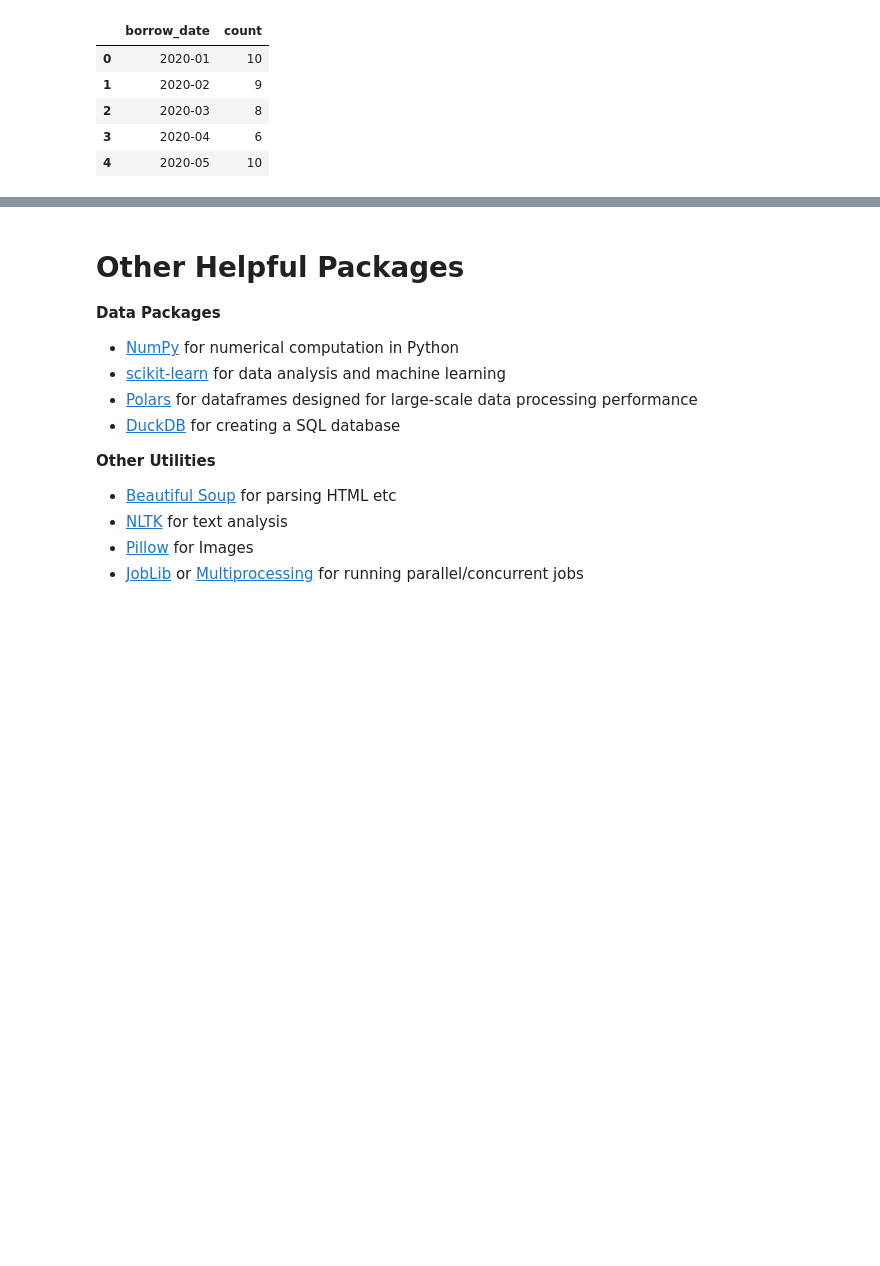
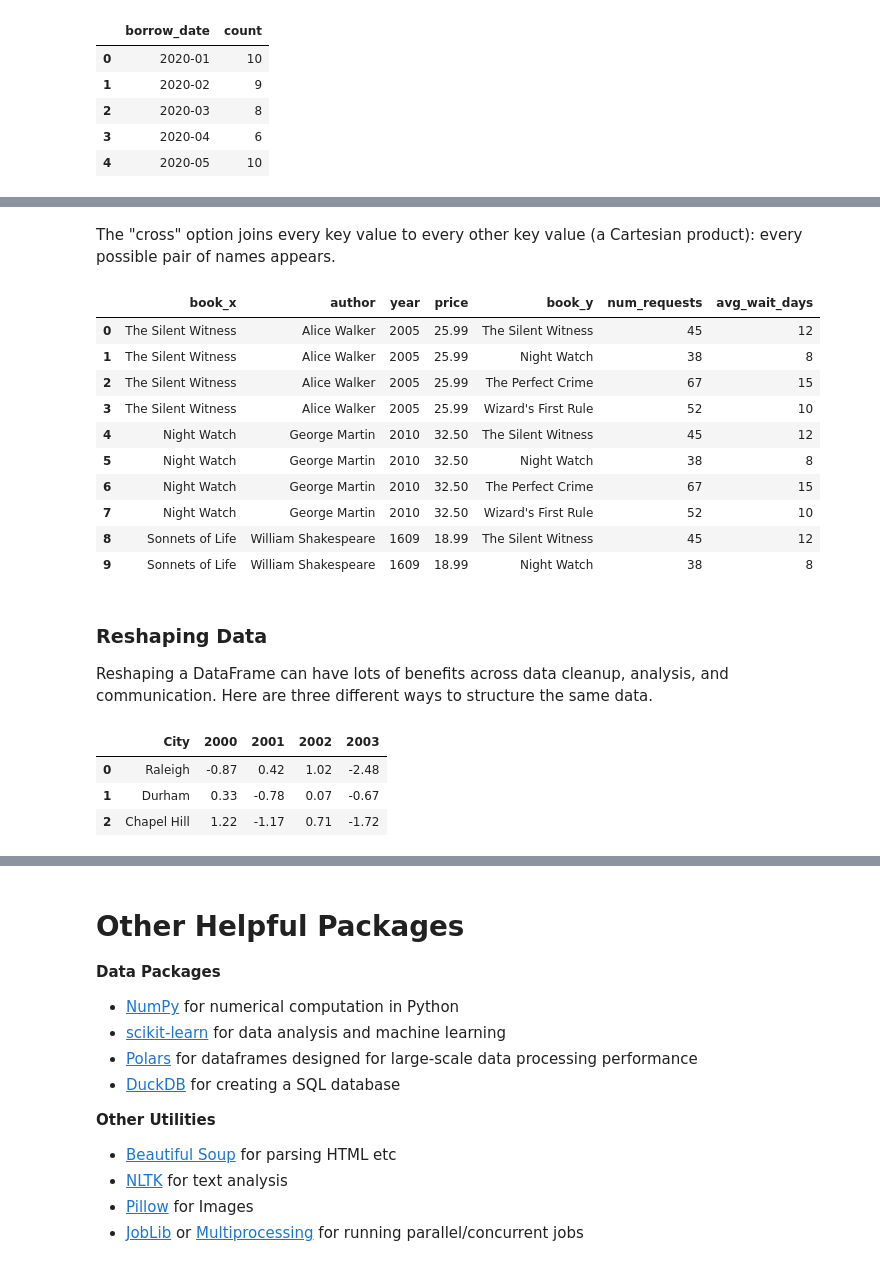
Before and after one commit to UNC-Libraries-data/Python, a Jupyter notebook: Data/Data.ipynb, the cells around one changed output, grey strips where cells are left out. Drawn from its saved outputs; the diff is of its cells as text; code cells hidden in the pictures; blank space fills up the shorter version.

```diff
--- a/Data/Data.ipynb
+++ b/Data/Data.ipynb
@@ -728,0 +891,10 @@ show(p)
+# %%
+# Books Publisher A wants to sell to us
+catalog_a = pd.DataFrame({
+    "book": ["The Silent Witness", "Night Watch", "Sonnets of Life", "Philosophy Today"],
+    "author": ["Alice Walker", "George Martin", "William Shakespeare", "Sophia Lee"],
+    "year": [2005, 2010, 1609, 2021],
+    "price": [25.99, 32.50, 18.99, 29.99]
+})
+
+catalog_a
@@ -728,0 +907,7 @@ show(p)
+# %%
+patron_requests = pd.DataFrame({
+    "book": ["The Silent Witness", "Night Watch", "The Perfect Crime", "Wizard's First Rule"],
+    "num_requests": [45, 38, 67, 52],
+    "avg_wait_days": [12, 8, 15, 10]
+})
+patron_requests
@@ -728,0 +956,32 @@ show(p)
+# %% [markdown]
+The "cross" option joins every key value to every other key value (a Cartesian product): every possible pair of names appears.
+# %%
+pd.merge(catalog_a, patron_requests, how="cross").head(10)
+# %% [output]
+|  | book_x | author | year | price | book_y | num_requests | avg_wait_days |
+| 0 | The Silent Witness | Alice Walker | 2005 | 25.99 | The Silent Witness | 45 | 12 |
+| 1 | The Silent Witness | Alice Walker | 2005 | 25.99 | Night Watch | 38 | 8 |
+| 2 | The Silent Witness | Alice Walker | 2005 | 25.99 | The Perfect Crime | 67 | 15 |
+| 3 | The Silent Witness | Alice Walker | 2005 | 25.99 | Wizard's First Rule | 52 | 10 |
+| 4 | Night Watch | George Martin | 2010 | 32.50 | The Silent Witness | 45 | 12 |
+| 5 | Night Watch | George Martin | 2010 | 32.50 | Night Watch | 38 | 8 |
+| 6 | Night Watch | George Martin | 2010 | 32.50 | The Perfect Crime | 67 | 15 |
+| 7 | Night Watch | George Martin | 2010 | 32.50 | Wizard's First Rule | 52 | 10 |
+| 8 | Sonnets of Life | William Shakespeare | 1609 | 18.99 | The Silent Witness | 45 | 12 |
+| 9 | Sonnets of Life | William Shakespeare | 1609 | 18.99 | Night Watch | 38 | 8 |
+# %% [markdown]
+### Reshaping Data
+
+Reshaping a DataFrame can have lots of benefits across data cleanup, analysis, and communication. Here are three different ways to structure the same data.
+# %%
+raw = pd.DataFrame({"City" : ["Raleigh","Durham","Chapel Hill"],
+                    "2000" : np.random.normal(0,1,3).round(2),
+                    "2001" : np.random.normal(0,1,3).round(2),
+                    "2002" : np.random.normal(0,1,3).round(2),
+                    "2003" : np.random.normal(0,1,3).round(2)})
+raw
+# %% [output]
+|  | City | 2000 | 2001 | 2002 | 2003 |
+| 0 | Raleigh | -0.87 | 0.42 | 1.02 | -2.48 |
+| 1 | Durham | 0.33 | -0.78 | 0.07 | -0.67 |
+| 2 | Chapel Hill | 1.22 | -1.17 | 0.71 | -1.72 |
```
Also changed, not shown: parts of 62 cells of this notebook, 1 other file.
